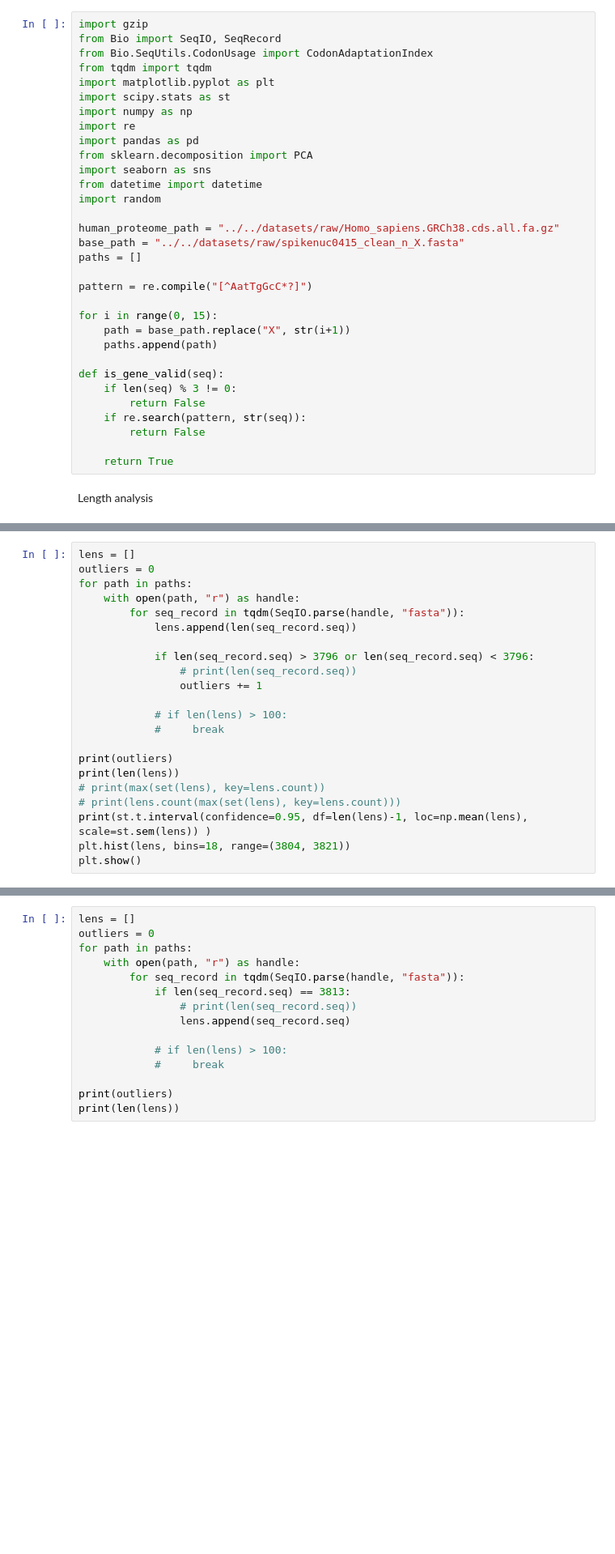
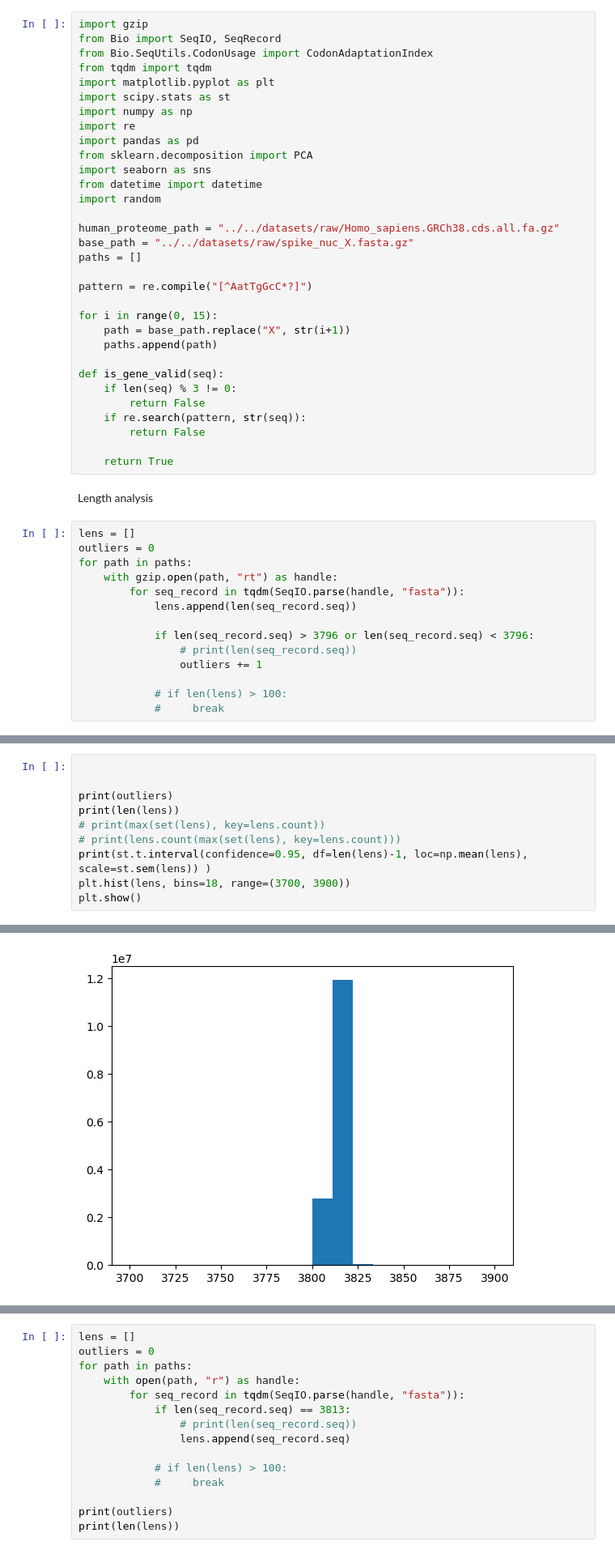
Before and after one commit to Dominko/spike_protein_rna_generator, a Jupyter notebook: scripts/data_analysis/analysis.ipynb, the cells around one changed output, grey strips where cells are left out. Shown: that part at 81% size. Saved outputs shown, nothing was run; the diff lists cells and outputs as text; blank space fills up the shorter version.

```diff
--- a/scripts/data_analysis/analysis.ipynb
+++ b/scripts/data_analysis/analysis.ipynb
@@ -14,7 +14,7 @@ from datetime import datetime
 import random
 
 human_proteome_path = "../../datasets/raw/Homo_sapiens.GRCh38.cds.all.fa.gz"
-base_path = "../../datasets/raw/spikenuc0415_clean_n_X.fasta"
+base_path = "../../datasets/raw/spike_nuc_X.fasta.gz"
 paths = []
 
 pattern = re.compile("[^AatTgGcC*?]")
@@ -32,3 +32,17 @@ def is_gene_valid(seq):
     return True
 # %% [markdown]
 Length analysis
+# %%
+lens = []
+outliers = 0
+for path in paths:
+    with gzip.open(path, "rt") as handle:
+        for seq_record in tqdm(SeqIO.parse(handle, "fasta")):
+            lens.append(len(seq_record.seq))
+
+            if len(seq_record.seq) > 3796 or len(seq_record.seq) < 3796:
+                # print(len(seq_record.seq))
+                outliers += 1
+
+            # if len(lens) > 100:
+            #     break
@@ -35,23 +84,11 @@ Length analysis
 # %%
-lens = []
-outliers = 0
-for path in paths:
-    with open(path, "r") as handle:
-        for seq_record in tqdm(SeqIO.parse(handle, "fasta")):
-            lens.append(len(seq_record.seq))
 
-            if len(seq_record.seq) > 3796 or len(seq_record.seq) < 3796:
-                # print(len(seq_record.seq))
-                outliers += 1
-
-            # if len(lens) > 100:
-            #     break
 
 print(outliers)
 print(len(lens))
 # print(max(set(lens), key=lens.count))
 # print(lens.count(max(set(lens), key=lens.count)))
 print(st.t.interval(confidence=0.95, df=len(lens)-1, loc=np.mean(lens), scale=st.sem(lens)) )
-plt.hist(lens, bins=18, range=(3804, 3821))
+plt.hist(lens, bins=18, range=(3700, 3900))
 plt.show()
 # %% [output]
@@ -59,3 +98,4 @@ KeyboardInterrupt:
+[figure, added]
 # %%
 lens = {}
 for path in paths:
```
Also changed, not shown: parts of 2 cells of this notebook, 6 other files.
